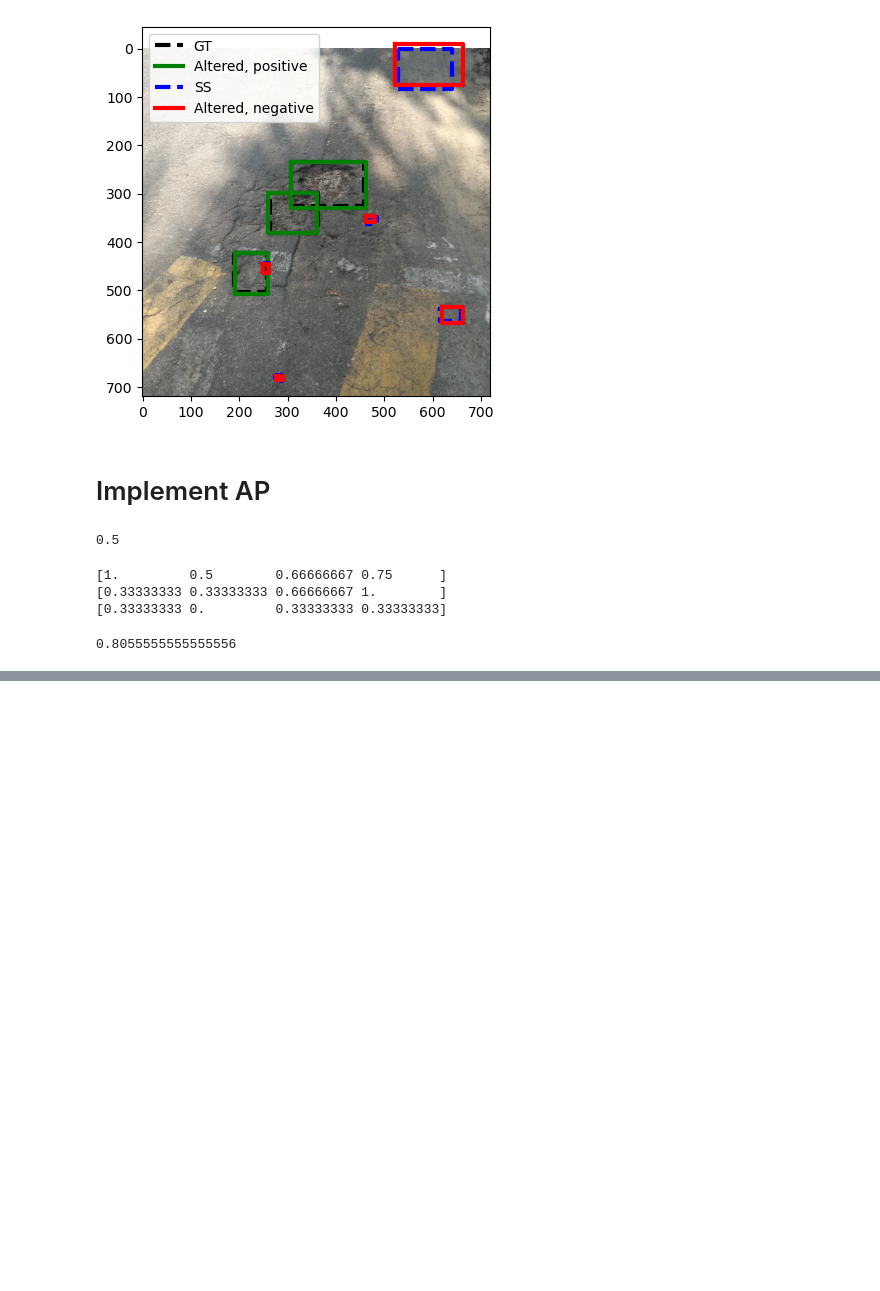
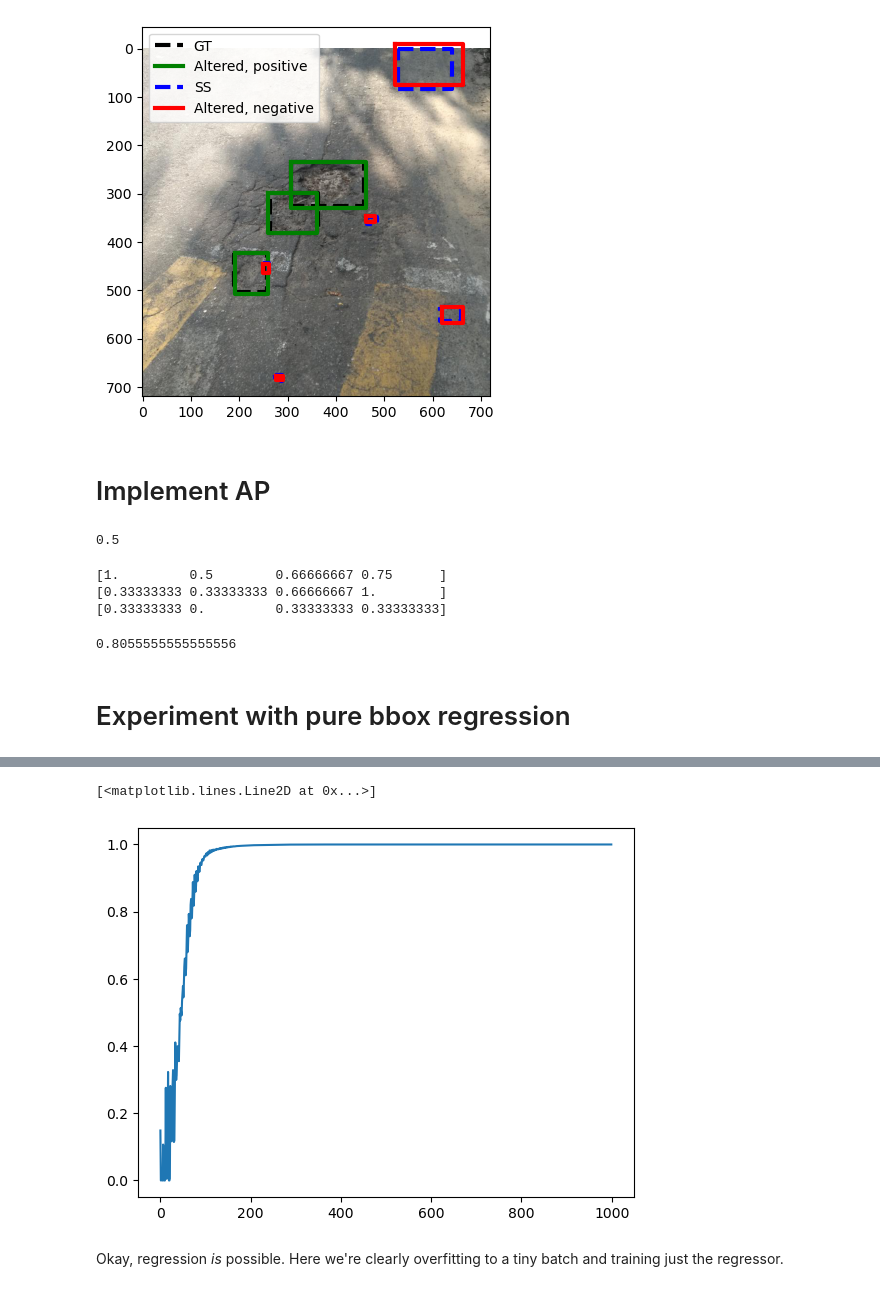
Before and after one commit to oe-andreas/02516, a Jupyter notebook: Object detection/test_oe.ipynb, the cells around one changed output, grey strips where cells are left out. Saved outputs shown, nothing was run; the diff lists cells and outputs as text; code cells hidden in the pictures; blank space fills up the shorter version.

```diff
--- a/Object detection/test_oe.ipynb
+++ b/Object detection/test_oe.ipynb
@@ -617,3 +617,69 @@ AP(np.array([0.95, 0.55, 0.65, 0.71]), np.array([1,1, 1, 0]))
 [0.33333333 0.33333333 0.66666667 1.        ]
 [0.33333333 0.         0.33333333 0.33333333]
 0.8055555555555556
+# %% [markdown]
+# Experiment with pure bbox regression
+# %%
+from module.dataloaders.loader import Dataloader
+from module.models.efficientnet import EfficientNetWithBBox
+from utils import alter_box, calculate_iou
+import numpy as np
+import torch.nn as nn
+import torch
+import matplotlib.pyplot as plt
+
+data_loader = Dataloader(train = 'val')
+
+model = EfficientNetWithBBox('efficientnet_b1', pretrained=True, num_classes=1)
+model.eval()
+
+feature_map = model.model.forward_features
+global_pool = model.model.global_pool
+classifier = model.model.classifier
+bbox_regressor = model.bbox_regressor
+
+i = 0
+
+my_regressor = nn.Linear(classifier.in_features, 4)
+my_regressor.train()
+
+
+loss_fun = nn.MSELoss(reduction='sum') #sum because batches are of different sizes
+optimizer = torch.optim.Adam(my_regressor.parameters(), lr = 0.01)
+
+
+#get a single batch
+X_batch, Y_batch, bbox_batch, gt_bbox_batch, tvals_batch = next(iter(data_loader))
+
+#extract only positive examples
+X_batch = X_batch[Y_batch == 1]
+bbox_batch = bbox_batch[Y_batch == 1]
+gt_bbox_batch = gt_bbox_batch[Y_batch == 1]
+tvals_batch = tvals_batch[Y_batch == 1].float()
+Y_batch = Y_batch[Y_batch == 1]
+print(f'Number of positive examples in batch: {len(Y_batch)}')
+
+#step through model
+with torch.no_grad():
+    features = feature_map(X_batch)
+    pooled_features = global_pool(features)
+
+mean_ious = []
+for _ in range(1000):
+    tvals_pred = my_regressor(pooled_features)
+    loss = loss_fun(tvals_pred, tvals_batch)
+
+    optimizer.zero_grad()
+    loss.backward()
+    optimizer.step()
+
+    adjusted_bbox_batch = [alter_box(bbox, tvals) for bbox, tvals in zip(bbox_batch.detach().numpy(), tvals_pred.detach().numpy())]
+    ious = [calculate_iou(gt_bbox, adjusted_bbox) for gt_bbox, adjusted_bbox in zip(gt_bbox_batch.detach().numpy(), adjusted_bbox_batch)]
+
+    print(f'Loss: {loss.item()}')
+    print(f'Mean IOU: {np.mean(ious)}')
+
+    mean_ious.append(np.mean(ious))
+
+plt.plot(mean_ious)
+# %% [output]
@@ -619,0 +703,4 @@ AP(np.array([0.95, 0.55, 0.65, 0.71]), np.array([1,1, 1, 0]))
+[<matplotlib.lines.Line2D at 0x...>]
+[figure, added]
+# %% [markdown]
+Okay, regression *is* possible. Here we're clearly overfitting to a tiny batch and training just the regressor.
```
Also changed, not shown: parts of 1 cell of this notebook, 2 other files.
